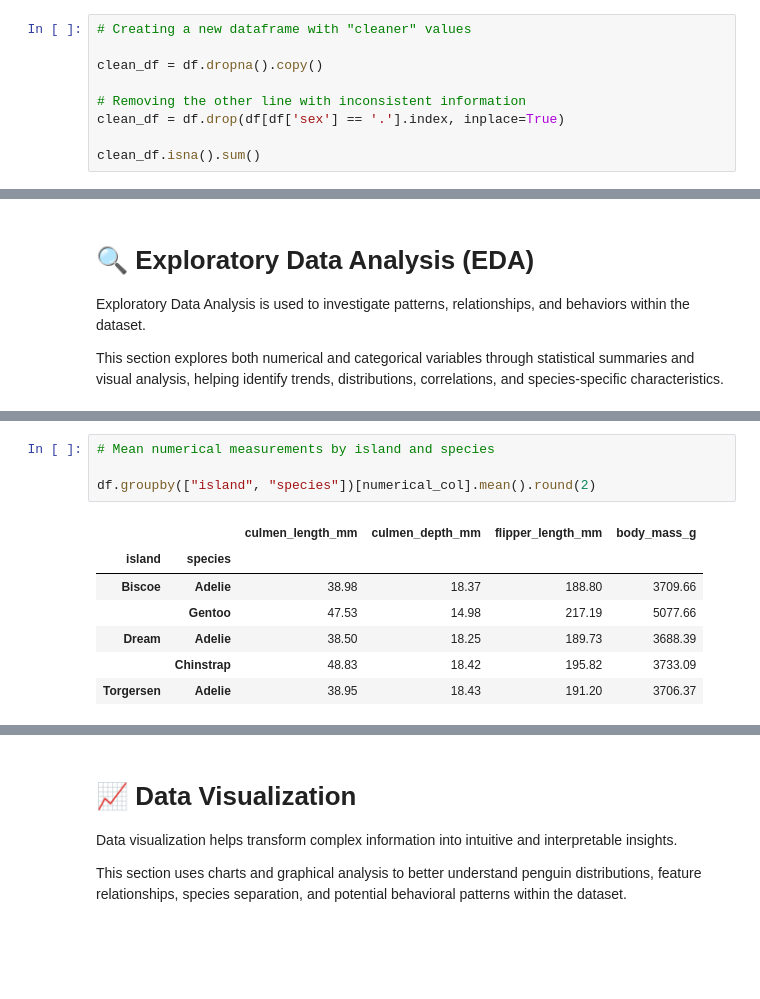
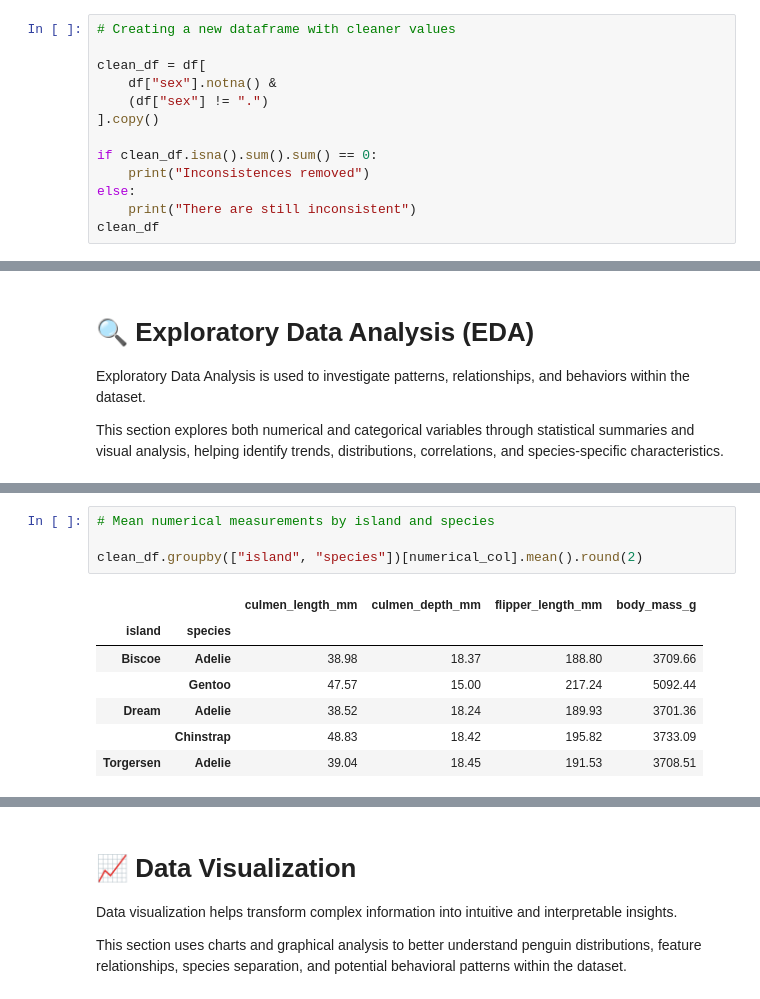
Before and after one commit to Leow14/Penguin-DF, a Jupyter notebook: notebook.ipynb, the cells around one changed output, grey strips where cells are left out. Cells and saved outputs as stored; diff of their text form; blank space fills up the shorter version.

```diff
--- a/notebook.ipynb
+++ b/notebook.ipynb
@@ -165,12 +165,16 @@ This section focuses on identifying and handling data quality issues to ensure t
 In this case, we will clean the rows that have NaN or "." values for the penguin's sex.
 Since these occurrences represent less than 5% of the dataset and could negatively affect statistical analysis and model performance, the affected rows were removed instead of being imputed.
 # %%
-# Creating a new dataframe with "cleaner" values
+# Creating a new dataframe with cleaner values
 
-clean_df = df.dropna().copy()
+clean_df = df[
+    df["sex"].notna() &
+    (df["sex"] != ".")
+].copy()
 
-# Removing the other line with inconsistent information
-clean_df = df.drop(df[df['sex'] == '.'].index, inplace=True)
-
-clean_df.isna().sum()
+if clean_df.isna().sum().sum() == 0:
+    print("Inconsistences removed")
+else:
+    print("There are still inconsistent")
+clean_df
 # %% [output]
@@ -315,15 +326,15 @@ Numerical summary:
 # %%
 # Mean numerical measurements by island and species
 
-df.groupby(["island", "species"])[numerical_col].mean().round(2)
+clean_df.groupby(["island", "species"])[numerical_col].mean().round(2)
 # %% [output]
 |  |  | culmen_length_mm | culmen_depth_mm | flipper_length_mm | body_mass_g |
 | island | species |  |  |  |  |
 | Biscoe | Adelie | 38.98 | 18.37 | 188.80 | 3709.66 |
-|  | Gentoo | 47.53 | 14.98 | 217.19 | 5077.66 |
-| Dream | Adelie | 38.50 | 18.25 | 189.73 | 3688.39 |
+|  | Gentoo | 47.57 | 15.00 | 217.24 | 5092.44 |
+| Dream | Adelie | 38.52 | 18.24 | 189.93 | 3701.36 |
 |  | Chinstrap | 48.83 | 18.42 | 195.82 | 3733.09 |
-| Torgersen | Adelie | 38.95 | 18.43 | 191.20 | 3706.37 |
+| Torgersen | Adelie | 39.04 | 18.45 | 191.53 | 3708.51 |
 # %%
 # Checking numerical measurements by sex
 
```
Also changed, not shown: parts of 11 cells of this notebook.
